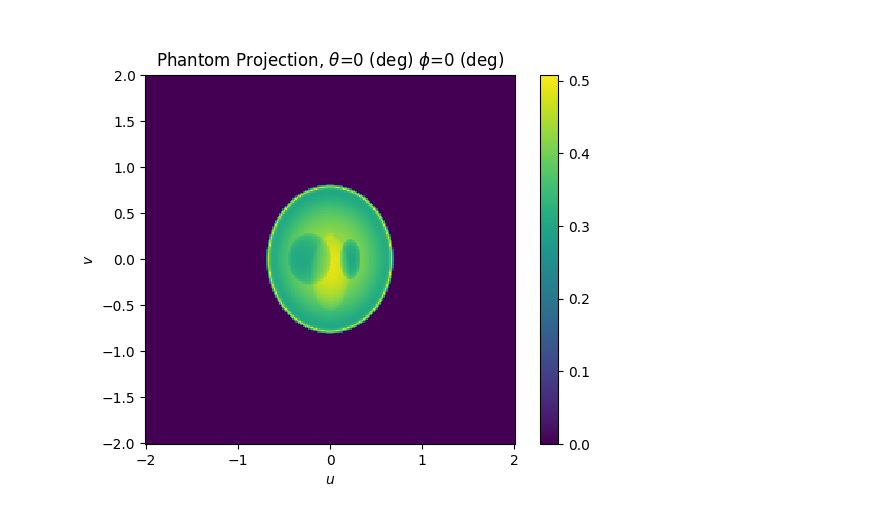
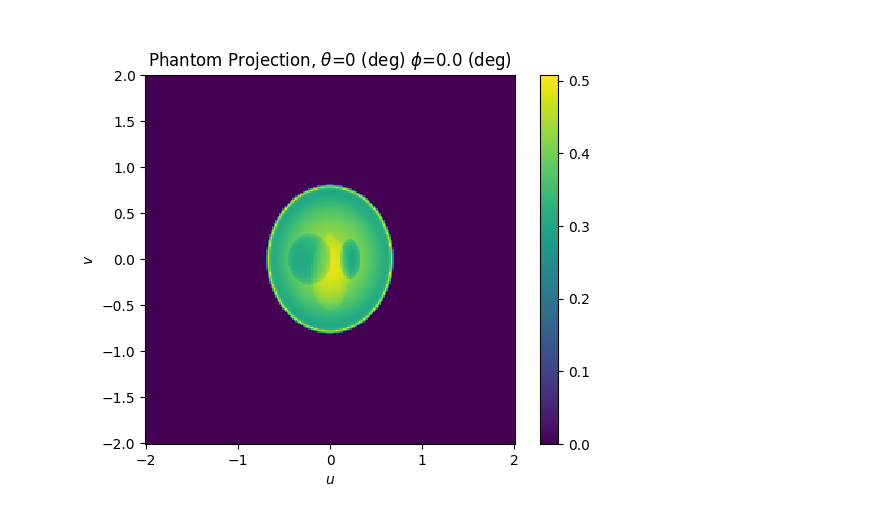
Before and after one commit to butala/pyinverse, a Jupyter notebook: notebooks/Regularized 3D reconstruction.ipynb, the cells around one changed output. Drawn from its saved outputs; the diff is of its cells as text; code cells hidden in the pictures.

```diff
--- a/notebooks/Regularized 3D reconstruction.ipynb
+++ b/notebooks/Regularized 3D reconstruction.ipynb
@@ -19,9 +32,11 @@ Nv = 513 // 2
 
 grid_uv = RegularGrid.linspace((-2, 2, Nu), (-2, 2, Nv))
 # %%
-#theta = Angle(deg=-90)
+# trivial geometry (via Clack 1992) is with theta = 0
 theta = Angle(deg=0)
 
-phi = Angle(deg=0)
+N_phi = 256 // 2
+phi_deg_axis = RegularAxis.linspace(0, 180, N_phi, endpoint=False)
+phi = [Angle(deg=x) for x in phi_deg_axis]
 # %%
 p3 = Phantom3()
@@ -28,11 +44,11 @@ p3 = Phantom3()
 # %%
-p_uv = p3.proj(theta, phi, grid_uv)
+p_uv = p3.proj(theta, phi[0], grid_uv)
 # %%
 fig, ax = plt.subplots()
 im = grid_uv.plot(ax, p_uv)
 ax.set_xlabel(f'$u$')
 ax.set_ylabel(f'$v$')
-ax.set_title(f'Phantom Projection, $\\theta$={theta.deg} (deg) $\phi$={phi.deg} (deg)')
+ax.set_title(f'Phantom Projection, $\\theta$={theta.deg} (deg) $\phi$={phi[0].deg} (deg)')
 plt.colorbar(im, ax=ax);
 # %% [output]
-[figure, old version]
+[figure, new version]
```
Also changed, not shown: parts of 35 cells of this notebook.
